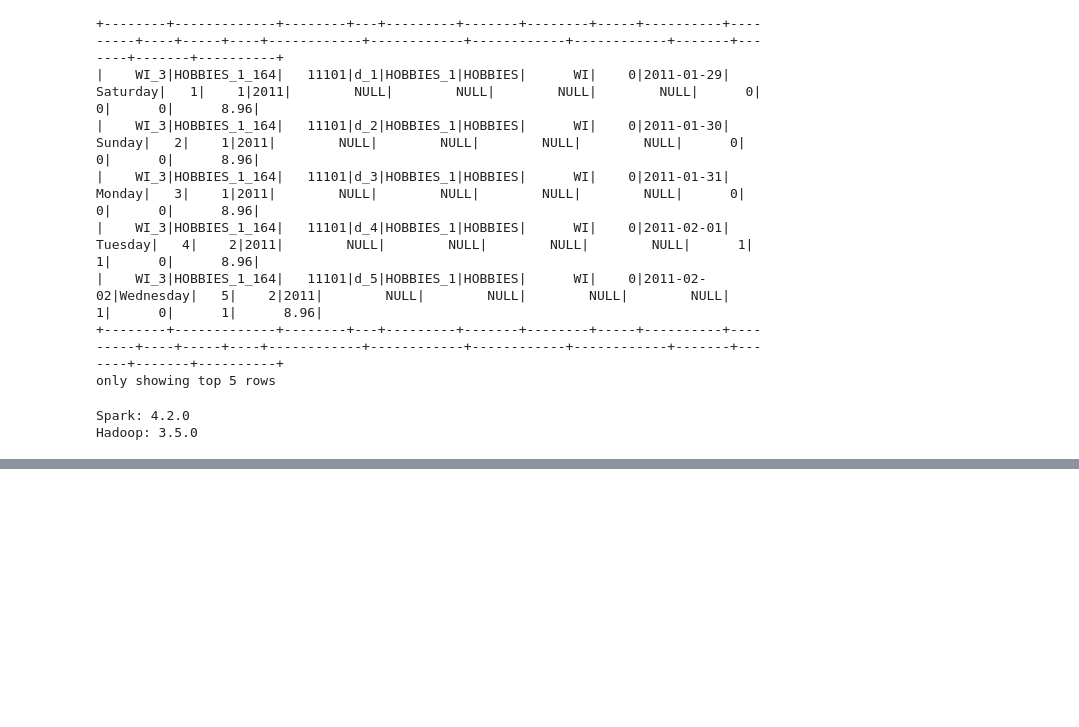
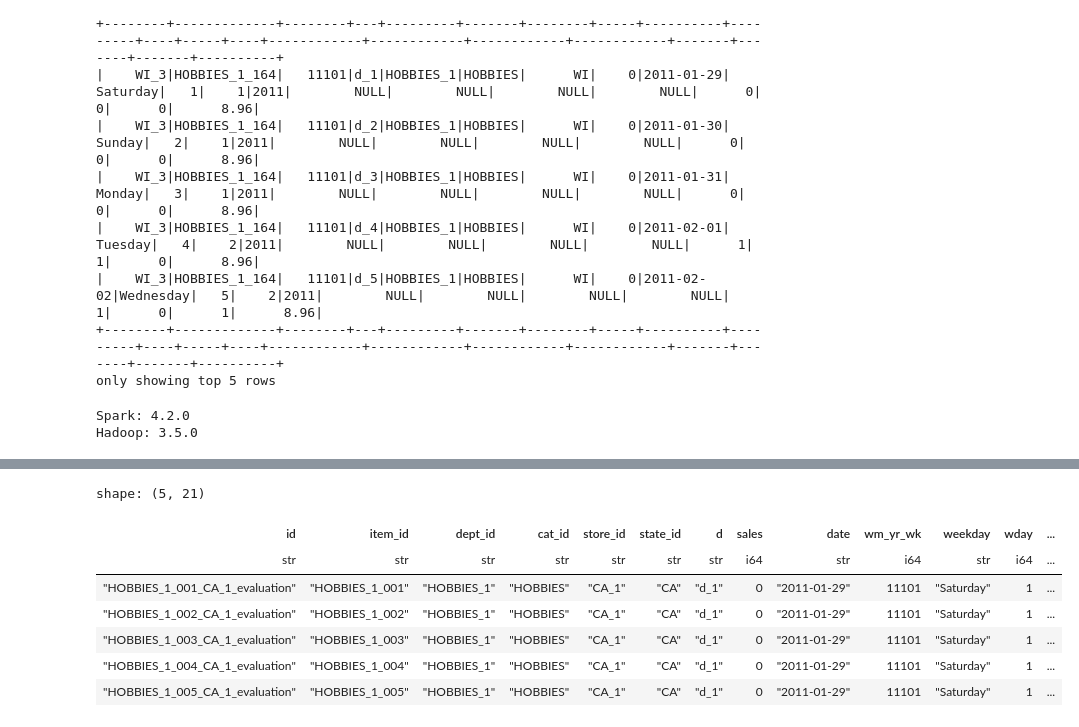
Before and after one commit to Thilokya03/Dynamic-Pricing---Inventory-Forecasting-Engine, a Jupyter notebook: notebooks/1.dataset.ipynb, the cells around one changed output, grey strips where cells are left out. Saved outputs shown, nothing was run; the diff lists cells and outputs as text; code cells hidden in the pictures; blank space fills up the shorter version.

```diff
--- a/notebooks/1.dataset.ipynb
+++ b/notebooks/1.dataset.ipynb
@@ -310,0 +324,29 @@ spark.stop()
+# %%
+def transform_sales_data(sales_df: pl.LazyFrame) -> pl.LazyFrame:
+    # Product and location columns to keep
+    id_columns = [
+        'id',
+        "item_id",
+        "dept_id",
+        "cat_id",
+        "store_id",
+        "state_id",
+    ]
+
+    # Select only columns such as d_1, d_2, d_3, ...
+    day_columns = [
+        column
+        for column in sales_df.columns
+        if column.startswith("d_")
+    ]
+
+    sales_df = sales_df.melt(
+        id_vars=id_columns,
+        value_vars=day_columns,
+        variable_name="d",
+        value_name="sales"
+    )
+    return sales_df
+# %%
+new_sales_evaluation_df = transform_sales_data(sales_evaluation_df)
+new_sales_evaluation_df.show()
@@ -310,0 +379,12 @@ spark.stop()
+# %%
+new_sales_evaluation_df = add_calendar_info(new_sales_evaluation_df, calendar_df)
+new_sales_evaluation_df.show()
+# %% [output]
+shape: (5, 21)
+| id | item_id | dept_id | cat_id | store_id | state_id | d | sales | date | wm_yr_wk | weekday | wday | ... |
+| str | str | str | str | str | str | str | i64 | str | i64 | str | i64 | ... |
+| "HOBBIES_1_001_CA_1_evaluation" | "HOBBIES_1_001" | "HOBBIES_1" | "HOBBIES" | "CA_1" | "CA" | "d_1" | 0 | "2011-01-29" | 11101 | "Saturday" | 1 | ... |
+| "HOBBIES_1_002_CA_1_evaluation" | "HOBBIES_1_002" | "HOBBIES_1" | "HOBBIES" | "CA_1" | "CA" | "d_1" | 0 | "2011-01-29" | 11101 | "Saturday" | 1 | ... |
+| "HOBBIES_1_003_CA_1_evaluation" | "HOBBIES_1_003" | "HOBBIES_1" | "HOBBIES" | "CA_1" | "CA" | "d_1" | 0 | "2011-01-29" | 11101 | "Saturday" | 1 | ... |
+| "HOBBIES_1_004_CA_1_evaluation" | "HOBBIES_1_004" | "HOBBIES_1" | "HOBBIES" | "CA_1" | "CA" | "d_1" | 0 | "2011-01-29" | 11101 | "Saturday" | 1 | ... |
+| "HOBBIES_1_005_CA_1_evaluation" | "HOBBIES_1_005" | "HOBBIES_1" | "HOBBIES" | "CA_1" | "CA" | "d_1" | 0 | "2011-01-29" | 11101 | "Saturday" | 1 | ... |
```
Also changed, not shown: parts of 15 cells of this notebook, 2 other files.
